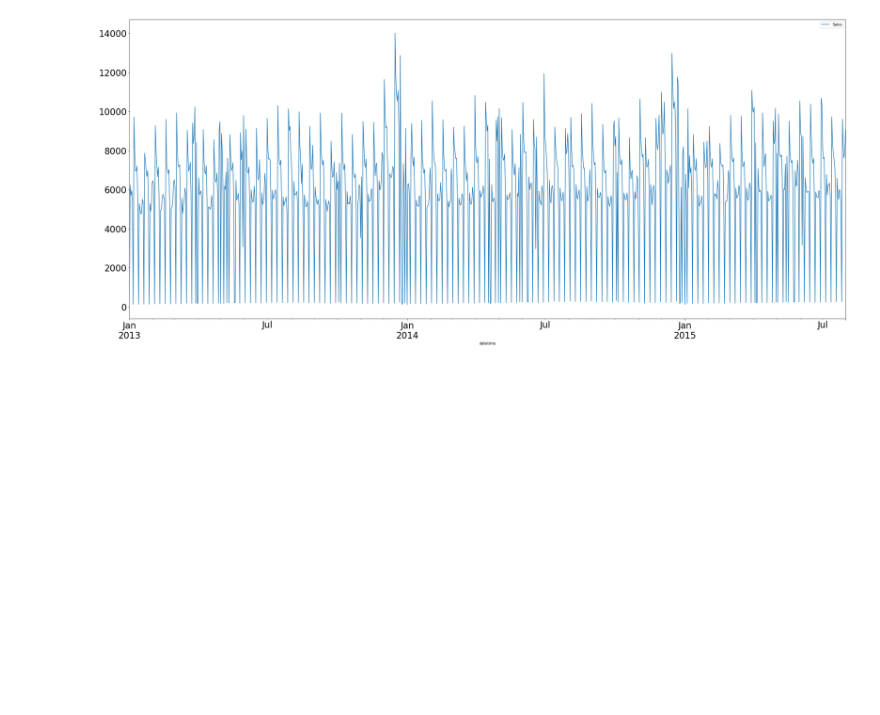
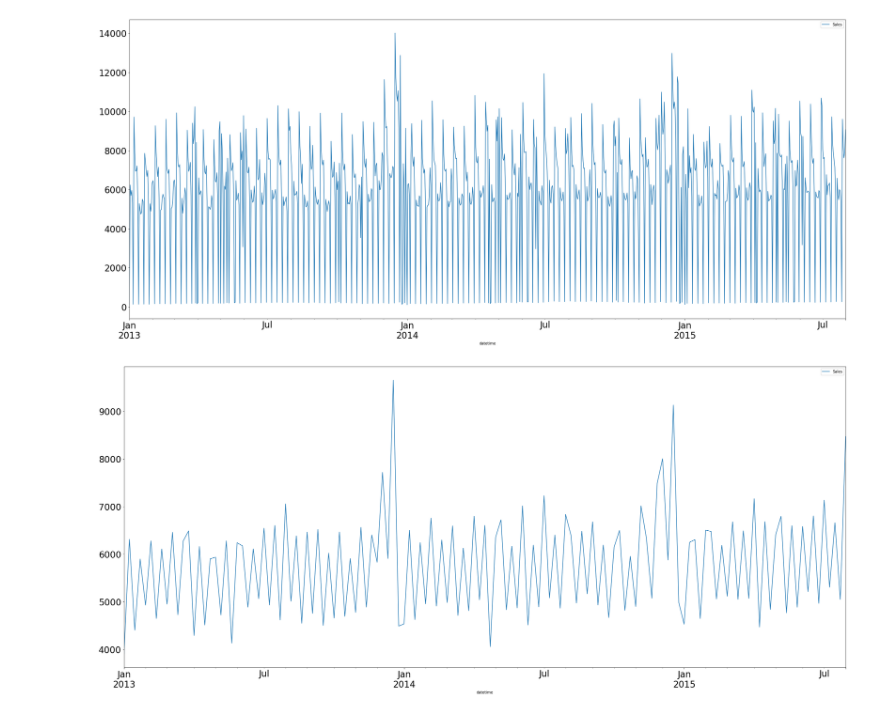
Before and after one commit to yonamg/Pharmaceutical-Sales-Prediction, a Jupyter notebook: notebook/Pharmacy_Sales_EDA.ipynb, the cells around one changed output. Cells and saved outputs as stored; diff of their text form; code cells hidden in the pictures; blank space fills up the shorter version.

```diff
--- a/notebook/Pharmacy_Sales_EDA.ipynb
+++ b/notebook/Pharmacy_Sales_EDA.ipynb
@@ -238,3 +238,9 @@ time_series_train_day.plot(figsize=(35,15), fontsize=24)
 plt.show()
 # %% [output]
 [figure]
+# %%
+time_series_train_week = time_series_train.resample('W').mean()
+time_series_train_week.plot(figsize=(35,15), fontsize=24)
+plt.show()
+# %% [output]
+[figure, added]
```
Also changed, not shown: parts of 6 cells of this notebook.
